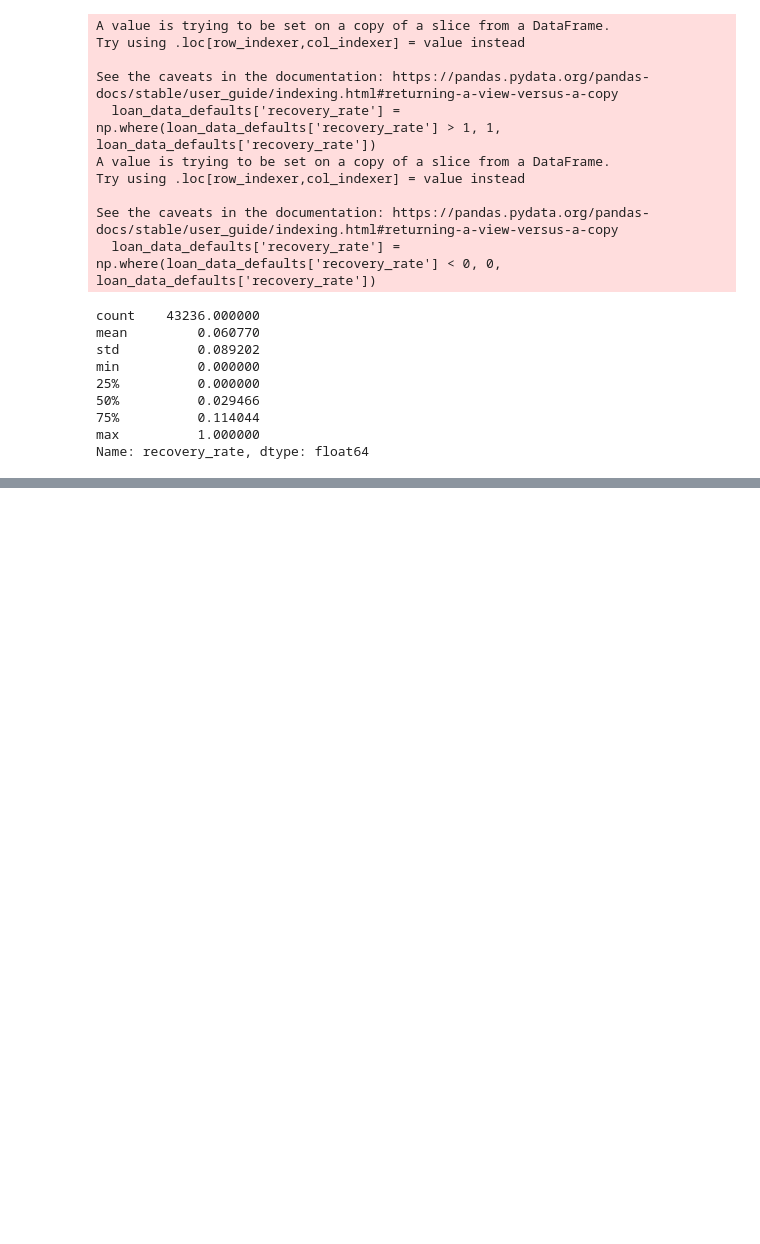
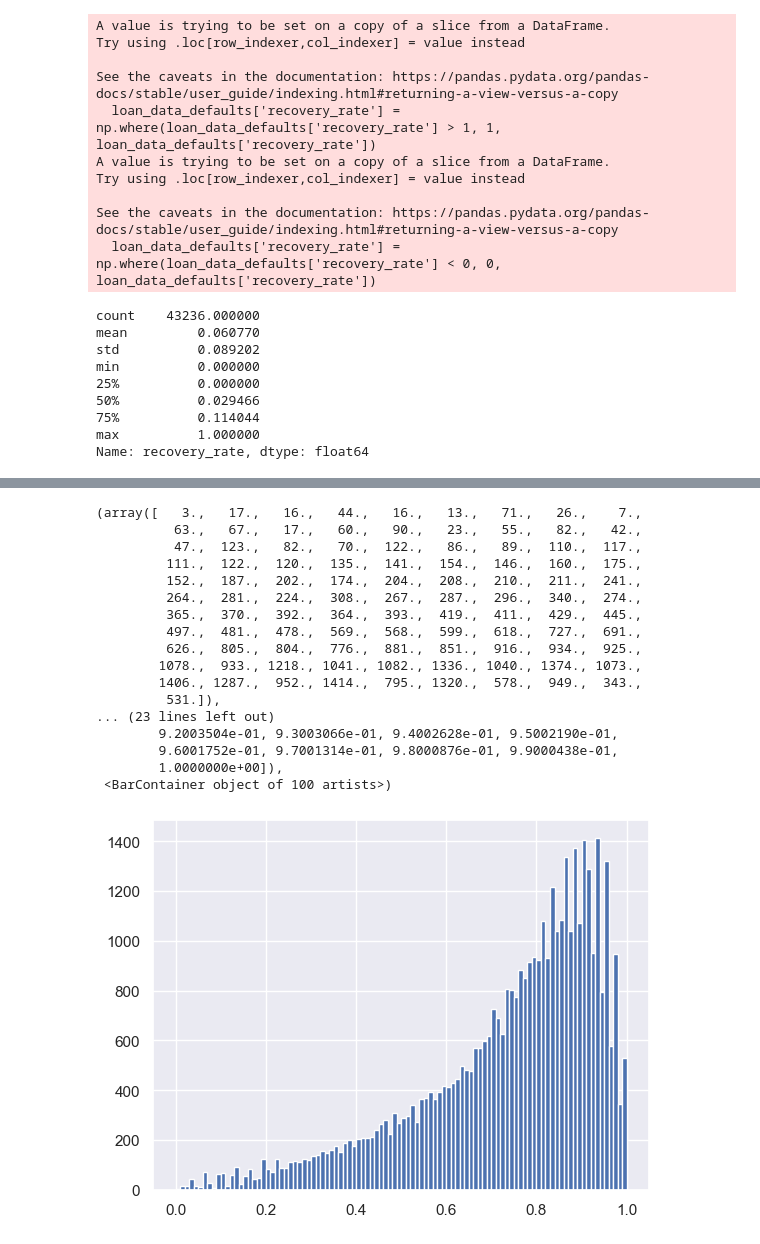
Before and after one commit to dcgkpindiastudy/CreditRiskModelingInPython, a Jupyter notebook: Src/Credit Risk Modeling - LGD and EAD Models.ipynb, the cells around one changed output, grey strips where cells are left out. Cells and saved outputs as stored; diff of their text form; code cells hidden in the pictures; blank space fills up the shorter version.

```diff
--- a/Src/Credit Risk Modeling - LGD and EAD Models.ipynb
+++ b/Src/Credit Risk Modeling - LGD and EAD Models.ipynb
@@ -158,0 +234,22 @@ Name: recovery_rate, dtype: float64
+# %%
+plt.hist(loan_data_defaults['CCF'], bins = 100)
+# We plot a histogram of a variable with 100 bins.
+# %% [output]
+(array([   3.,   17.,   16.,   44.,   16.,   13.,   71.,   26.,    7.,
+          63.,   67.,   17.,   60.,   90.,   23.,   55.,   82.,   42.,
+          47.,  123.,   82.,   70.,  122.,   86.,   89.,  110.,  117.,
+         111.,  122.,  120.,  135.,  141.,  154.,  146.,  160.,  175.,
+         152.,  187.,  202.,  174.,  204.,  208.,  210.,  211.,  241.,
+         264.,  281.,  224.,  308.,  267.,  287.,  296.,  340.,  274.,
+         365.,  370.,  392.,  364.,  393.,  419.,  411.,  429.,  445.,
+         497.,  481.,  478.,  569.,  568.,  599.,  618.,  727.,  691.,
+         626.,  805.,  804.,  776.,  881.,  851.,  916.,  934.,  925.,
+        1078.,  933., 1218., 1041., 1082., 1336., 1040., 1374., 1073.,
+        1406., 1287.,  952., 1414.,  795., 1320.,  578.,  949.,  343.,
+         531.]),
+... (23 lines left out)
+        9.2003504e-01, 9.3003066e-01, 9.4002628e-01, 9.5002190e-01,
+        9.6001752e-01, 9.7001314e-01, 9.8000876e-01, 9.9000438e-01,
+        1.0000000e+00]),
+ <BarContainer object of 100 artists>)
+[figure, added]
```
Also changed, not shown: parts of 82 cells of this notebook, 2 other files.
